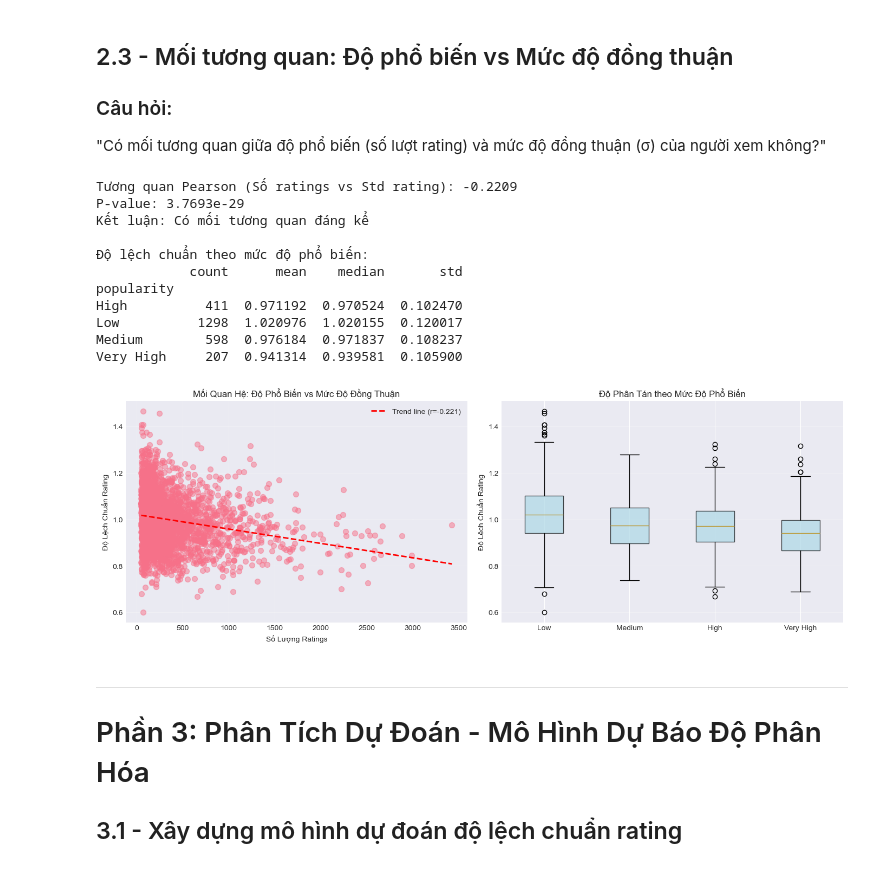
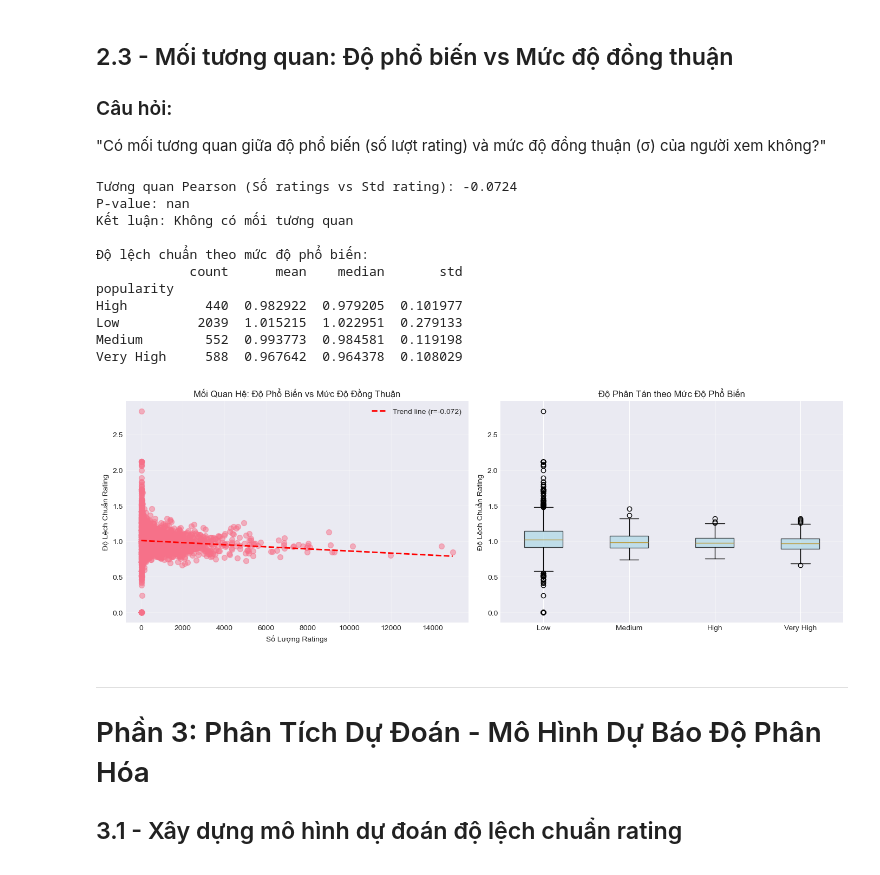
Before and after one commit to Mint0511/PTDL-25-26, a Jupyter notebook: lab02/13.2.ipynb, the cells around one changed output. Drawn from its saved outputs; the diff is of its cells as text; code cells hidden in the pictures.

```diff
--- a/lab02/13.2.ipynb
+++ b/lab02/13.2.ipynb
@@ -611,12 +638,12 @@ plt.show()
 "Có mối tương quan giữa độ phổ biến (số lượt rating) và mức độ đồng thuận (σ) của người xem không?"
 # %%
 # Tương quan giữa số lượng ratings và độ lệch chuẩn
-correlation = movie_features['num_ratings'].corr(movie_features['std_rating'])
+correlation = movie_stats_simple['num_ratings'].corr(movie_stats_simple['std_rating'])
 print(f"Tương quan Pearson (Số ratings vs Std rating): {correlation:.4f}")
 
 # Kiểm định thống kê cho tương quan
 from scipy.stats import pearsonr
-r_coef, p_value_corr = pearsonr(movie_features['num_ratings'], movie_features['std_rating'])
+r_coef, p_value_corr = pearsonr(movie_stats_simple['num_ratings'], movie_stats_simple['std_rating'])
 print(f"P-value: {p_value_corr:.4e}")
 print(f"Kết luận: {'Có mối tương quan đáng kể' if p_value_corr < 0.05 else 'Không có mối tương quan'}")
 
@@ -631,58 +658,60 @@ def popularity_level(count):
     else:
         return 'Very High'
 
-movie_features['popularity'] = movie_features['num_ratings'].apply(popularity_level)
+movie_stats_simple['popularity'] = movie_stats_simple['num_ratings'].apply(popularity_level)
 
-popularity_stats = movie_features.groupby('popularity')['std_rating'].agg(['count', 'mean', 'median', 'std'])
+popularity_stats = movie_stats_simple.groupby('popularity')['std_rating'].agg(['count', 'mean', 'median', 'std'])
 print("\nĐộ lệch chuẩn theo mức độ phổ biến:")
 print(popularity_stats)
 # %% [output]
-Tương quan Pearson (Số ratings vs Std rating): -0.2209
-P-value: 3.7693e-29
-Kết luận: Có mối tương quan đáng kể
+Tương quan Pearson (Số ratings vs Std rating): -0.0724
+P-value: nan
+Kết luận: Không có mối tương quan
 
 Độ lệch chuẩn theo mức độ phổ biến:
             count      mean    median       std
 popularity
-High          411  0.971192  0.970524  0.102470
-Low          1298  1.020976  1.020155  0.120017
-Medium        598  0.976184  0.971837  0.108237
-Very High     207  0.941314  0.939581  0.105900
+High          440  0.982922  0.979205  0.101977
+Low          2039  1.015215  1.022951  0.279133
+Medium        552  0.993773  0.984581  0.119198
+Very High     588  0.967642  0.964378  0.108029
 # %%
 # Biểu đồ mối tương quan: Số ratings vs Std rating
 fig, axes = plt.subplots(1, 2, figsize=(14, 5))
 
 # Biểu đồ scatter với trendline
-axes[0].scatter(movie_features['num_ratings'], movie_features['std_rating'], alpha=0.5, s=50)
-z = np.polyfit(movie_features['num_ratings'], movie_features['std_rating'], 1)
+# Loại bỏ NaN trước khi vẽ
+clean_data = movie_stats_simple[['num_ratings', 'std_rating']].dropna()
+axes[0].scatter(clean_data['num_ratings'], clean_data['std_rating'], alpha=0.5, s=50)
+z = np.polyfit(clean_data['num_ratings'], clean_data['std_rating'], 1)
 p = np.poly1d(z)
-x_line = np.linspace(movie_features['num_ratings'].min(), movie_features['num_ratings'].max(), 100)
+x_line = np.linspace(clean_data['num_ratings'].min(), clean_data['num_ratings'].max(), 100)
 axes[0].plot(x_line, p(x_line), "r--", linewidth=2, label=f"Trend line (r={correlation:.3f})")
 axes[0].set_xlabel('Số Lượng Ratings')
 axes[0].set_ylabel('Độ Lệch Chuẩn Rating')
 axes[0].set_title('Mối Quan Hệ: Độ Phổ Biến vs Mức Độ Đồng Thuận')
 axes[0].legend()
 axes[0].grid(True, alpha=0.3)
 
 # Biểu đồ box plot theo mức độ phổ biến
 popularity_order = ['Low', 'Medium', 'High', 'Very High']
 data_for_popularity_boxplot = [
-    movie_features[movie_features['popularity'] == pop]['std_rating'].dropna()
+    movie_stats_simple[movie_stats_simple['popularity'] == pop]['std_rating'].dropna()
     for pop in popularity_order
 ]
 bp2 = axes[1].boxplot(data_for_popularity_boxplot, labels=popularity_order, patch_artist=True)
 for patch in bp2['boxes']:
     patch.set_facecolor('lightblue')
     patch.set_alpha(0.7)
 axes[1].set_ylabel('Độ Lệch Chuẩn Rating')
 axes[1].set_title('Độ Phân Tán theo Mức Độ Phổ Biến')
 axes[1].grid(True, alpha=0.3, axis='y')
 
 plt.tight_layout()
 plt.savefig('popularity_vs_std.png', dpi=100, bbox_inches='tight')
 plt.show()
 # %% [output]
-[figure, old version]
+[figure, new version]
 # %% [markdown]
 ---
 
```
Also changed, not shown: parts of 14 cells of this notebook, 11 other files.
